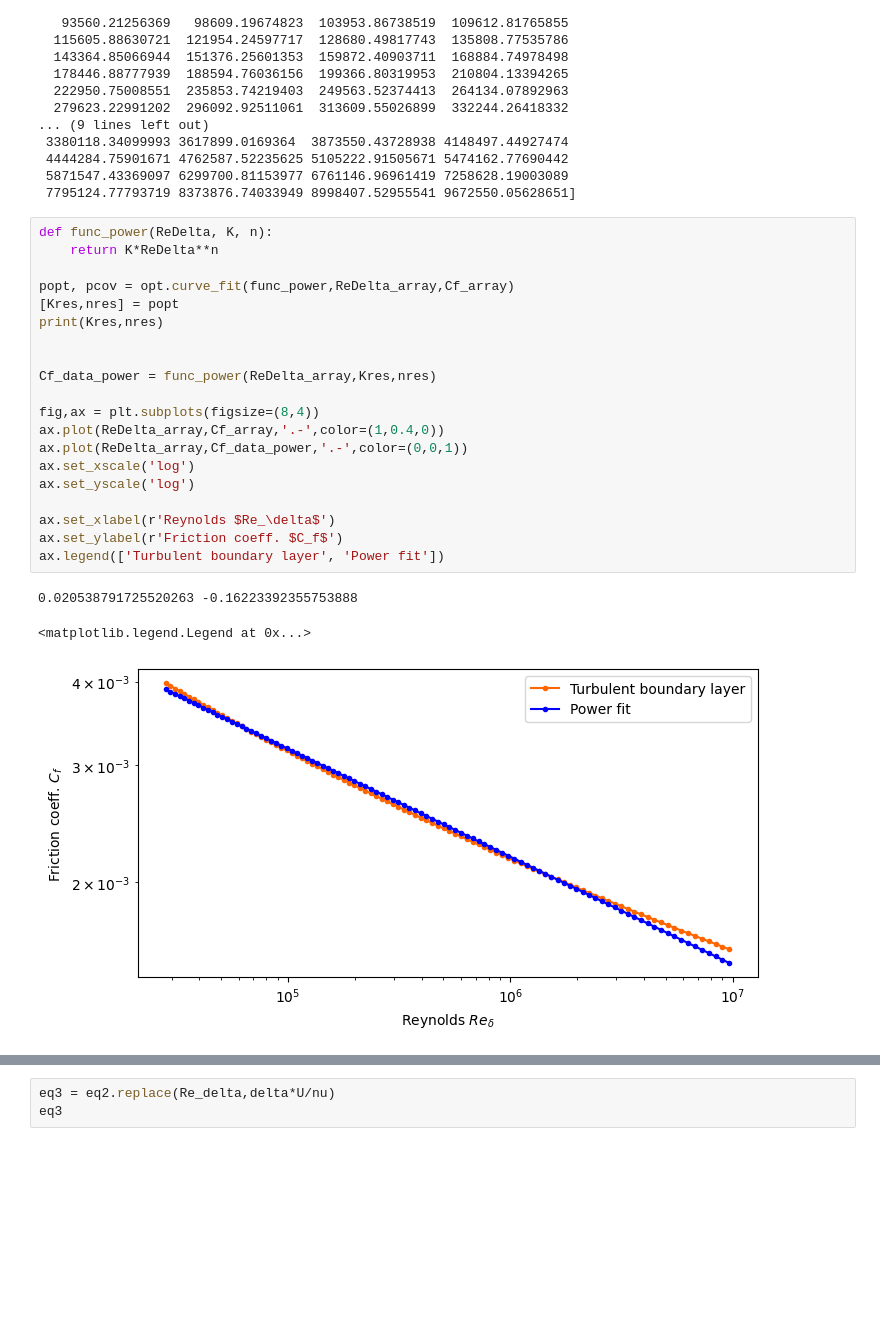
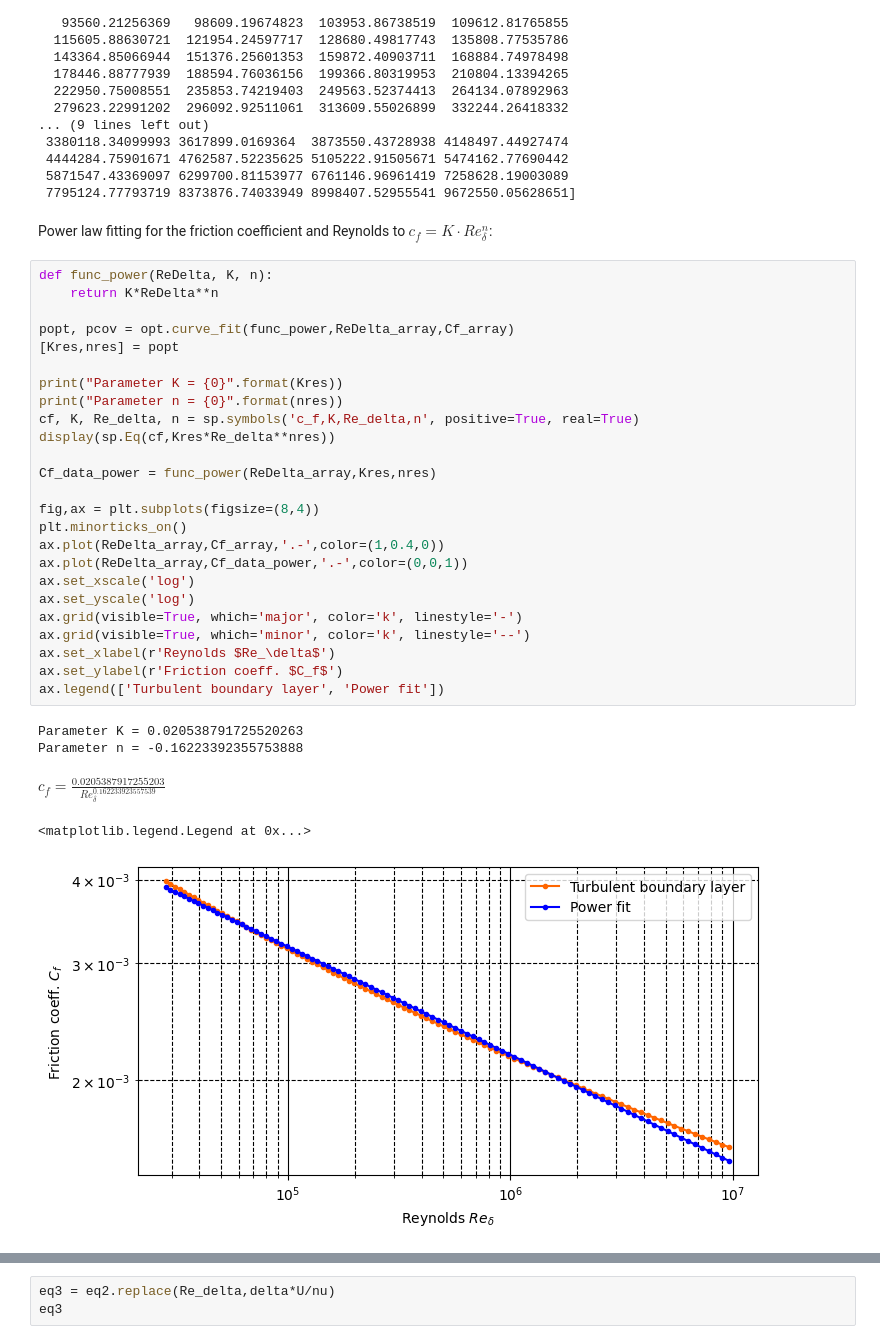
Before and after one commit to Ferraan/AdvancedFluidMechanics, a Jupyter notebook: 4-BoundaryLayer/Assigment4Group1.ipynb, the cells around one changed output, grey strips where cells are left out. Cells and saved outputs as stored; diff of their text form; blank space fills up the shorter version.

```diff
--- a/4-BoundaryLayer/Assigment4Group1.ipynb
+++ b/4-BoundaryLayer/Assigment4Group1.ipynb
@@ -72,27 +80,36 @@ print(ReDelta_array)
  4444284.75901671 4762587.52235625 5105222.91505671 5474162.77690442
  5871547.43369097 6299700.81153977 6761146.96961419 7258628.19003089
  7795124.77793719 8373876.74033949 8998407.52955541 9672550.05628651]
+# %% [markdown]
+Power law fitting for the friction coefficient and Reynolds to $c_f = K \cdot Re_\delta ^n $:
 # %%
 def func_power(ReDelta, K, n):
     return K*ReDelta**n
 
 popt, pcov = opt.curve_fit(func_power,ReDelta_array,Cf_array)
 [Kres,nres] = popt
-print(Kres,nres)
 
+print("Parameter K = {0}".format(Kres))
+print("Parameter n = {0}".format(nres))
+cf, K, Re_delta, n = sp.symbols('c_f,K,Re_delta,n', positive=True, real=True)
+display(sp.Eq(cf,Kres*Re_delta**nres))
 
 Cf_data_power = func_power(ReDelta_array,Kres,nres)
 
 fig,ax = plt.subplots(figsize=(8,4))
+plt.minorticks_on()
 ax.plot(ReDelta_array,Cf_array,'.-',color=(1,0.4,0))
 ax.plot(ReDelta_array,Cf_data_power,'.-',color=(0,0,1))
 ax.set_xscale('log')
 ax.set_yscale('log')
-
+ax.grid(visible=True, which='major', color='k', linestyle='-')
+ax.grid(visible=True, which='minor', color='k', linestyle='--')
 ax.set_xlabel(r'Reynolds $Re_\delta$')
 ax.set_ylabel(r'Friction coeff. $C_f$')
 ax.legend(['Turbulent boundary layer', 'Power fit'])
 # %% [output]
-0.020538791725520263 -0.16223392355753888
+Parameter K = 0.020538791725520263
+Parameter n = -0.16223392355753888
+$\displaystyle c_{f} = \frac{0.0205387917255203}{Re_{\delta}^{0.162233923557539}}$
 <matplotlib.legend.Legend at 0x...>
-[figure, old version]
+[figure, new version]
```
Also changed, not shown: parts of 21 cells of this notebook.
